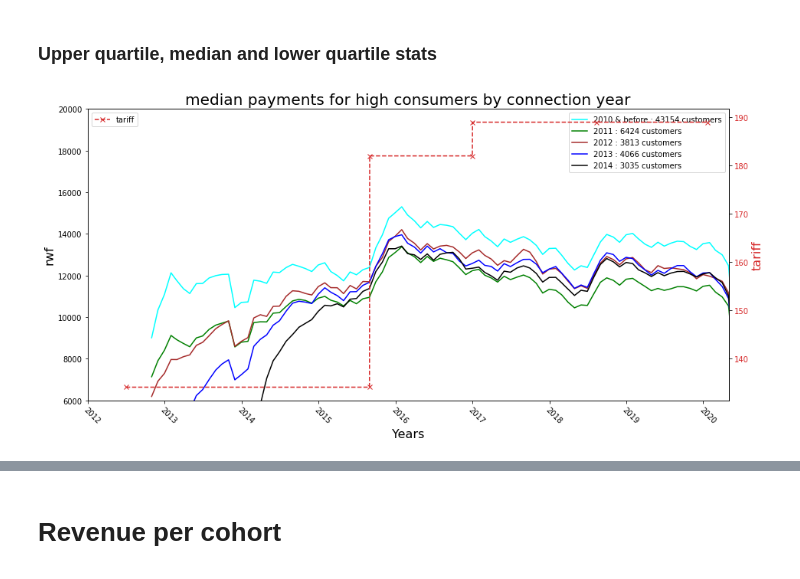
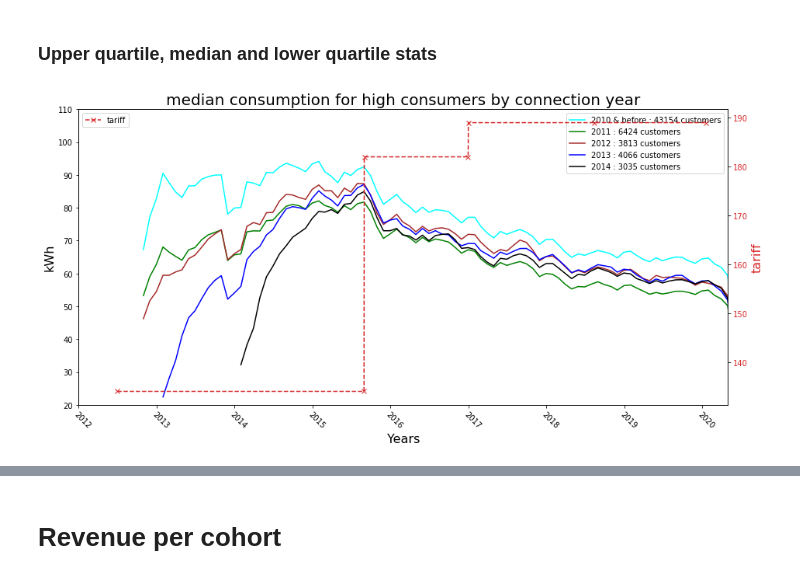
Before and after one commit to mugyenyij/reg_consumption, a Jupyter notebook: median_consumption_by_conn_year.ipynb, the cells around one changed output, grey strips where cells are left out. Saved outputs shown, nothing was run; the diff lists cells and outputs as text; code cells hidden in the pictures.

```diff
--- a/median_consumption_by_conn_year.ipynb
+++ b/median_consumption_by_conn_year.ipynb
@@ -117,7 +138,7 @@ years_list = [2010, 2011, 2012,
 combined_low_df = pd.DataFrame()
 combined_low_cons_list = []
 year = 2010
-while year < tariff_date.year:
+while year < end_year:
     print(f"YEAR: {year}")
     if year == 2010:
         # filter installation years b4 and equal to 2010
@@ -206,7 +227,7 @@ while year < tariff_date.year:
         customers_per_conn_year.append(f"{year} : {cust_count} customers")
 
     year += 1
-#     break
+
 os.system('say "Your program has now finished"')
 # %% [output]
 YEAR: 2010
@@ -573,32 +747,32 @@ Wall time: 381 ms
 fig, ax1 = plt.subplots(figsize=(15,7))
 colors = ['cyan', 'green', 'brown', 'blue', 'black', 'gray','orange','olive','tab:purple','yellow']
 
-var_of_interest = 'payment'
+var_of_interest = 'kWh'
 smoothed = True
 key = 'median'
 
 quart_stats = {
-    'upper_quartile':upper_quat_list,
-    'median':median_list,
-    'lower_quartile':lower_quat_list
+    'upper_quartile':upper_quat_list_high,
+    'median':median_list_high,
+    'lower_quartile':lower_quat_list_high
 }
 
 
 for n,i in enumerate(quart_stats[key]):
     if smoothed:
         if var_of_interest == 'kWh':
-            ax1.plot(i.kWhs.rolling(3, min_periods=1).mean(),label=customers_per_conn_year[n], color=colors[n])
+            ax1.plot(i.kWhs.rolling(3, min_periods=1).mean(),label=customers_per_conn_year_high[n], color=colors[n])
         elif var_of_interest == 'amounts':
-            ax1.plot(i.amounts.rolling(3, min_periods=1).mean(),label=customers_per_conn_year[n], color=colors[n])
+            ax1.plot(i.amounts.rolling(3, min_periods=1).mean(),label=customers_per_conn_year_high[n], color=colors[n])
         elif var_of_interest == 'payment':
-            ax1.plot(i.payment.rolling(3, min_periods=1).mean(),label=customers_per_conn_year[n], color=colors[n])
+            ax1.plot(i.payment.rolling(3, min_periods=1).mean(),label=customers_per_conn_year_high[n], color=colors[n])
     else:
         if var_of_interest == 'kWh':
-            ax1.plot(i.kWhs,label=customers_per_conn_year[n], color=colors[n])
+            ax1.plot(i.kWhs,label=customers_per_conn_year_high[n], color=colors[n])
         elif var_of_interest == 'amounts':
-            ax1.plot(i.amounts,label=customers_per_conn_year[n], color=colors[n])
+            ax1.plot(i.amounts,label=customers_per_conn_year_high[n], color=colors[n])
         elif var_of_interest == 'payment':
-            ax1.plot(i.payment,label=customers_per_conn_year[n], color=colors[n])
+            ax1.plot(i.payment,label=customers_per_conn_year_high[n], color=colors[n])
     ax1.legend()
 
 
@@ -609,32 +783,32 @@ if var_of_interest == 'kWh':
     ax1.set_title(f'{key} consumption for high consumers by connection year', fontsize=20)
     if key == 'lower_quartile':
         ax1.set_ylim([20,110])
     elif key == 'median':
         ax1.set_ylim([20,110])
     elif key == 'upper_quartile':
         ax1.set_ylim([70,200])
 else:
     ax1.set_ylabel('rwf', fontsize=16)
     ax1.set_title(f'{key} payments for high consumers by connection year', fontsize=20)
     if key == 'lower_quartile':
         ax1.set_ylim([4000,13000])
     elif key == 'median':
         ax1.set_ylim([6000,20000])
     elif key == 'upper_quartile':
         ax1.set_ylim([10000,33000])
 
 
-
+ax1.grid(False)
 ax2 = ax1.twinx()  # instantiate a second axes that shares the same x-axis
 
 color = 'tab:red'
 ax2.set_ylabel('tariff', color=color, fontsize=16)  # we already handled the x-label with ax1
 ax2.plot(high_tarrif_df,'x', color=color, ls='--', label='tariff')
 ax2.tick_params(axis='y', labelcolor=color)
 ax2.legend()
 
 # rotates labels
 plt.setp( ax1.xaxis.get_majorticklabels(), rotation=-45 , ha="left" , rotation_mode="anchor")
 plt.show()
 # %% [output]
-[figure, old version]
+[figure, new version]
```
Also changed, not shown: parts of 39 cells of this notebook.
